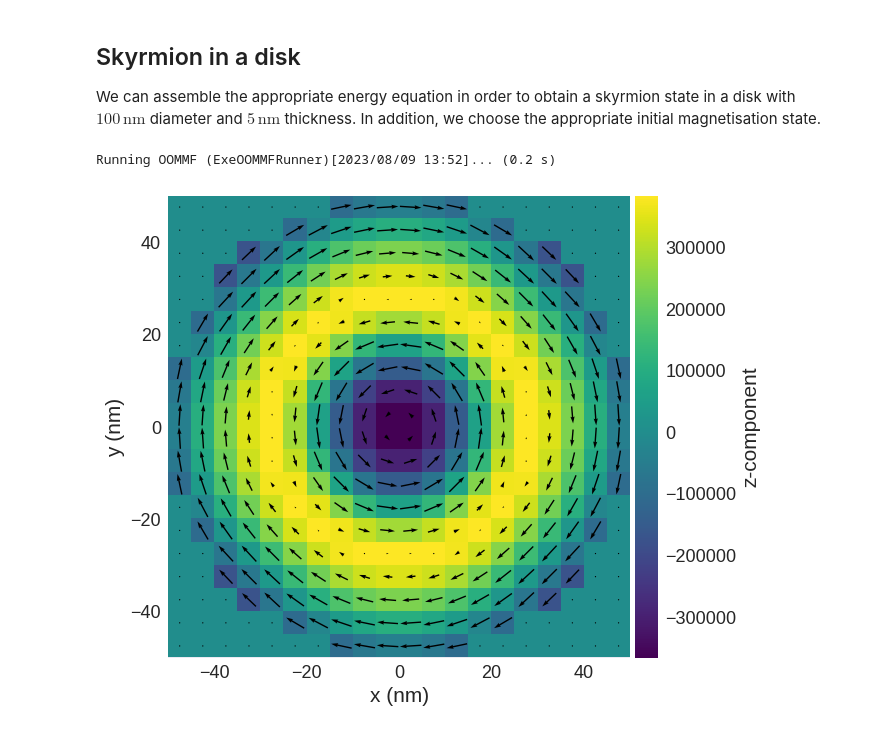
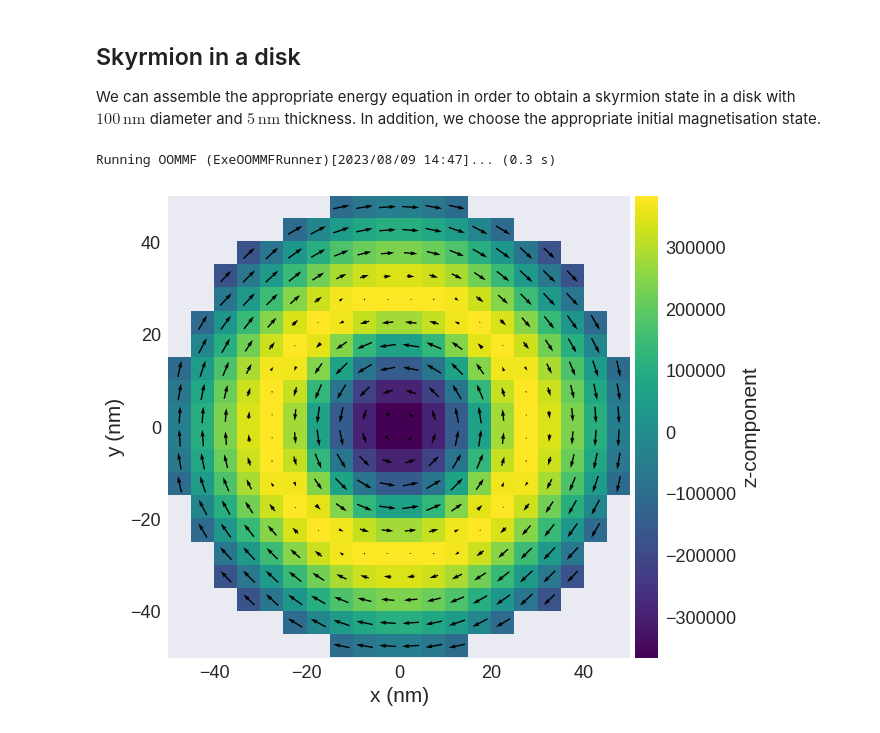
Before and after one commit to ubermag/tutorials, a Jupyter notebook: getting-started/energy-equation.ipynb, the cells around one changed output. Saved outputs shown, nothing was run; the diff lists cells and outputs as text; code cells hidden in the pictures.

Commit message:
valid

```diff
--- a/getting-started/energy-equation.ipynb
+++ b/getting-started/energy-equation.ipynb
@@ -250,33 +250,33 @@ We can assemble the appropriate energy equation in order to obtain a skyrmion st
 d = 100e-9
 thickness = 5e-9
 cell = (5e-9,5e-9, 5e-9)
 
 p1 = (-d/2, -d/2, 0)
 p2 = (d/2, d/2, thickness)
 region = df.Region(p1=p1, p2=p2)
 mesh = df.Mesh(region=region, cell=cell)
 system = mm.System(name='skyrmion')
 system.energy = mm.Exchange(A=8.78e-12) + mm.DMI(D=1.58e-3, crystalclass='T') + mm.Demag()
 
 def m_initial(point):
     x, y, z = point
     if x**2 + y**2 < (d/4)**2:
         return (0, 0, -1)
     else:
         return (0, 0, 1)
 
 def Ms_fun(point):
     x, y, z = point
     if x**2 + y**2 < (d/2)**2:
         return 3.84e5
     else:
         return 0
 
-system.m = df.Field(mesh, nvdim=3, value=m_initial, norm=Ms_fun)
+system.m = df.Field(mesh, nvdim=3, value=m_initial, norm=Ms_fun, valid="norm")
 
 md.drive(system)
 
 system.m.sel('z').mpl()
 # %% [output]
-Running OOMMF (ExeOOMMFRunner)[2023/08/09 13:52]... (0.2 s)
+Running OOMMF (ExeOOMMFRunner)[2023/08/09 14:47]... (0.3 s)
-[figure, old version]
+[figure, new version]
```
Also changed, not shown: parts of 8 cells of this notebook.
